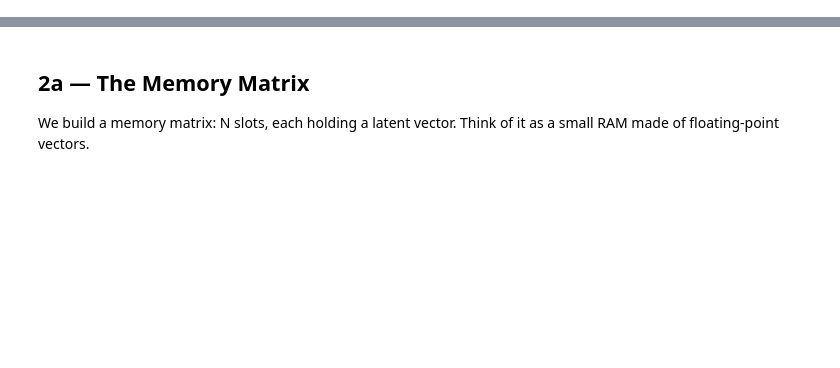
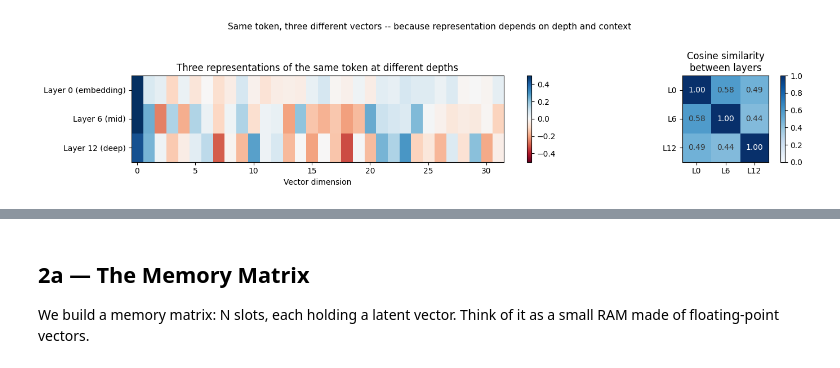
Before and after one commit to eveselov/ai_agents, a Jupyter notebook: lecture5_latent_memory/notebook5.ipynb, the cells around one changed output, grey strips where cells are left out. Drawn from its saved outputs; the diff is of its cells as text; code cells hidden in the pictures; blank space fills up the shorter version.

```diff
--- a/lecture5_latent_memory/notebook5.ipynb
+++ b/lecture5_latent_memory/notebook5.ipynb
@@ -142,0 +487,83 @@ But attention can only **read** from the tokens already in the context window. W
+# %%
+import torch
+import torch.nn.functional as F
+import matplotlib.pyplot as plt
+import numpy as np
+
+torch.manual_seed(42)
+
+# synthetic vectors constructed to reflect what layer-probing studies find:
+# early layers stay close to the token embedding; later layers rotate substantially.
+
+D: int = 32
+
+# layer 0: raw token embedding -- strong single-dimension lexical signal
+layer0_vec: torch.Tensor = torch.zeros(D)
+layer0_vec[0] = 1.0
+layer0_vec = layer0_vec + torch.randn(D) * 0.05
+
+# layer 6: neighbors have started reshaping the representation via attention
+rotation6: torch.Tensor = torch.randn(D, D) * 0.15
+layer6_vec: torch.Tensor = F.normalize(layer0_vec + rotation6 @ layer0_vec, dim=0)
+
+# layer 12: fully contextualized; original lexical signal substantially mixed in
+rotation12: torch.Tensor = torch.randn(D, D) * 0.4
+layer12_vec: torch.Tensor = F.normalize(layer0_vec + rotation12 @ layer6_vec, dim=0)
+
+# stack into matrix: 3 rows (layers) x D columns (dimensions)
+layer_matrix: np.ndarray = torch.stack(
+    [layer0_vec, layer6_vec, layer12_vec]
+).detach().numpy()
+
+fig, axes = plt.subplots(1, 2, figsize=(14, 3),
+                         gridspec_kw={"width_ratios": [2, 1]})
+
+# left: heatmap of the three representations
+im = axes[0].imshow(layer_matrix, cmap="RdBu", vmin=-0.5, vmax=0.5, aspect="auto")
+axes[0].set_yticks([0, 1, 2])
+axes[0].set_yticklabels(["Layer 0 (embedding)", "Layer 6 (mid)", "Layer 12 (deep)"])
+axes[0].set_xlabel("Vector dimension")
+axes[0].set_title("Three representations of the same token at different depths")
+plt.colorbar(im, ax=axes[0])
+
+# right: pairwise cosine similarities between the three layer vectors
+vecs: list[torch.Tensor] = [layer0_vec, layer6_vec, layer12_vec]
+layer_labels: list[str] = ["L0", "L6", "L12"]
+sim_matrix: np.ndarray = np.zeros((3, 3))
+for i in range(3):
+    for j in range(3):
+        sim_matrix[i, j] = float(
+            F.cosine_similarity(vecs[i].unsqueeze(0), vecs[j].unsqueeze(0)).item()
+        )
+
+im2 = axes[1].imshow(sim_matrix, cmap="Blues", vmin=0, vmax=1)
+axes[1].set_xticks([0, 1, 2])
+axes[1].set_xticklabels(layer_labels)
+axes[1].set_yticks([0, 1, 2])
+axes[1].set_yticklabels(layer_labels)
+axes[1].set_title("Cosine similarity\nbetween layers")
+for i in range(3):
+    for j in range(3):
+        axes[1].text(j, i, f"{sim_matrix[i,j]:.2f}",
+                     ha="center", va="center", fontsize=10,
+                     color="white" if sim_matrix[i, j] > 0.6 else "#333")
+plt.colorbar(im2, ax=axes[1])
+
+plt.suptitle(
+    "Same token, three different vectors"
+    " -- because representation depends on depth and context",
+    fontsize=11, y=1.02
+)
+plt.tight_layout()
+plt.show()
+
+print("Cosine similarity between layer representations:")
+for i, li in enumerate(layer_labels):
+    for j, lj in enumerate(layer_labels):
+        if j > i:
+            print(f"  {li} <-> {lj}: {sim_matrix[i, j]:.3f}")
+print()
+print("The same token is a different vector at each layer.")
+print("NTM writes one of these -- but which one? That choice determines what 'memory of X' means.")
+# %% [output]
+[figure, added]
```
Also changed, not shown: parts of 22 cells of this notebook, 7 other files.
